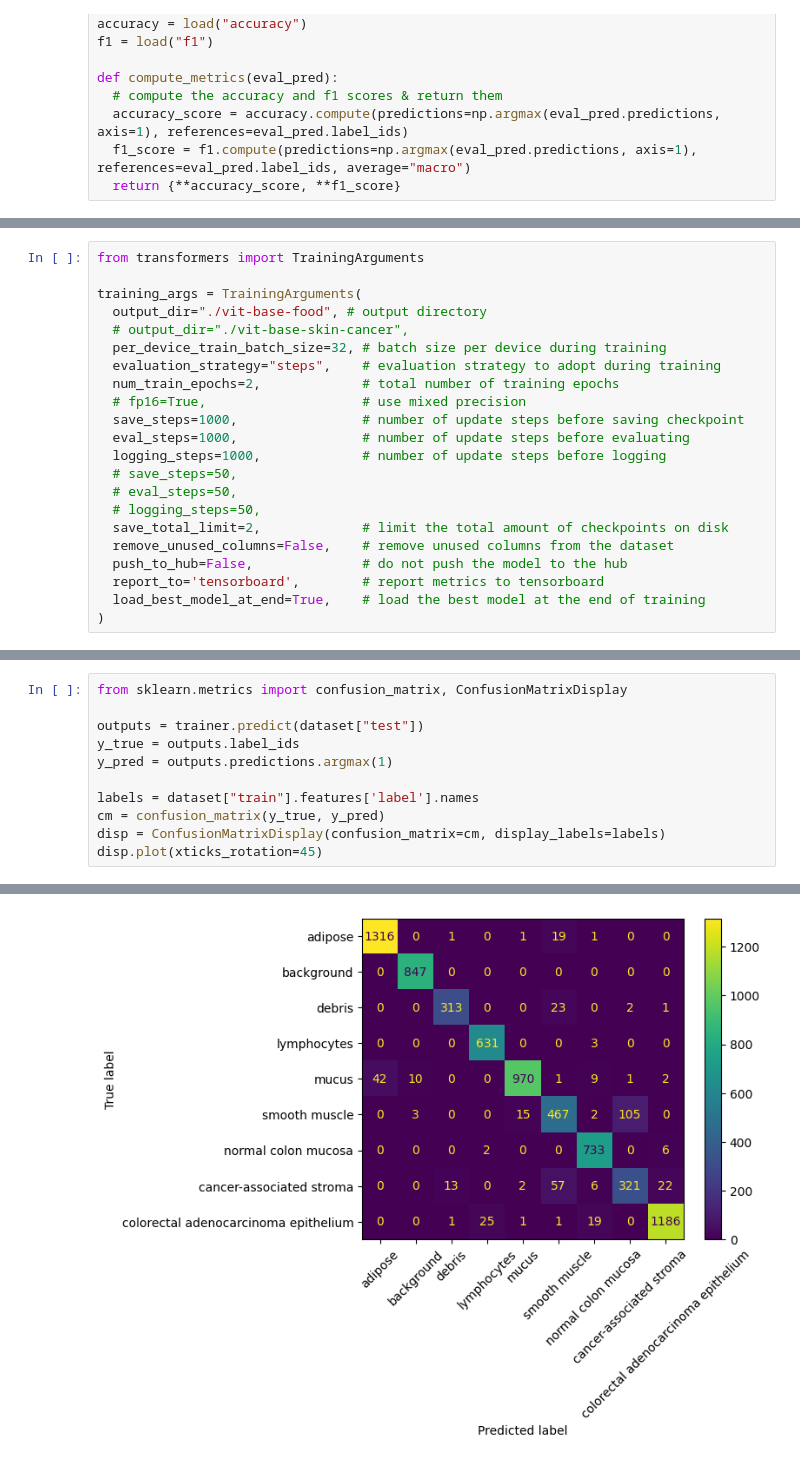
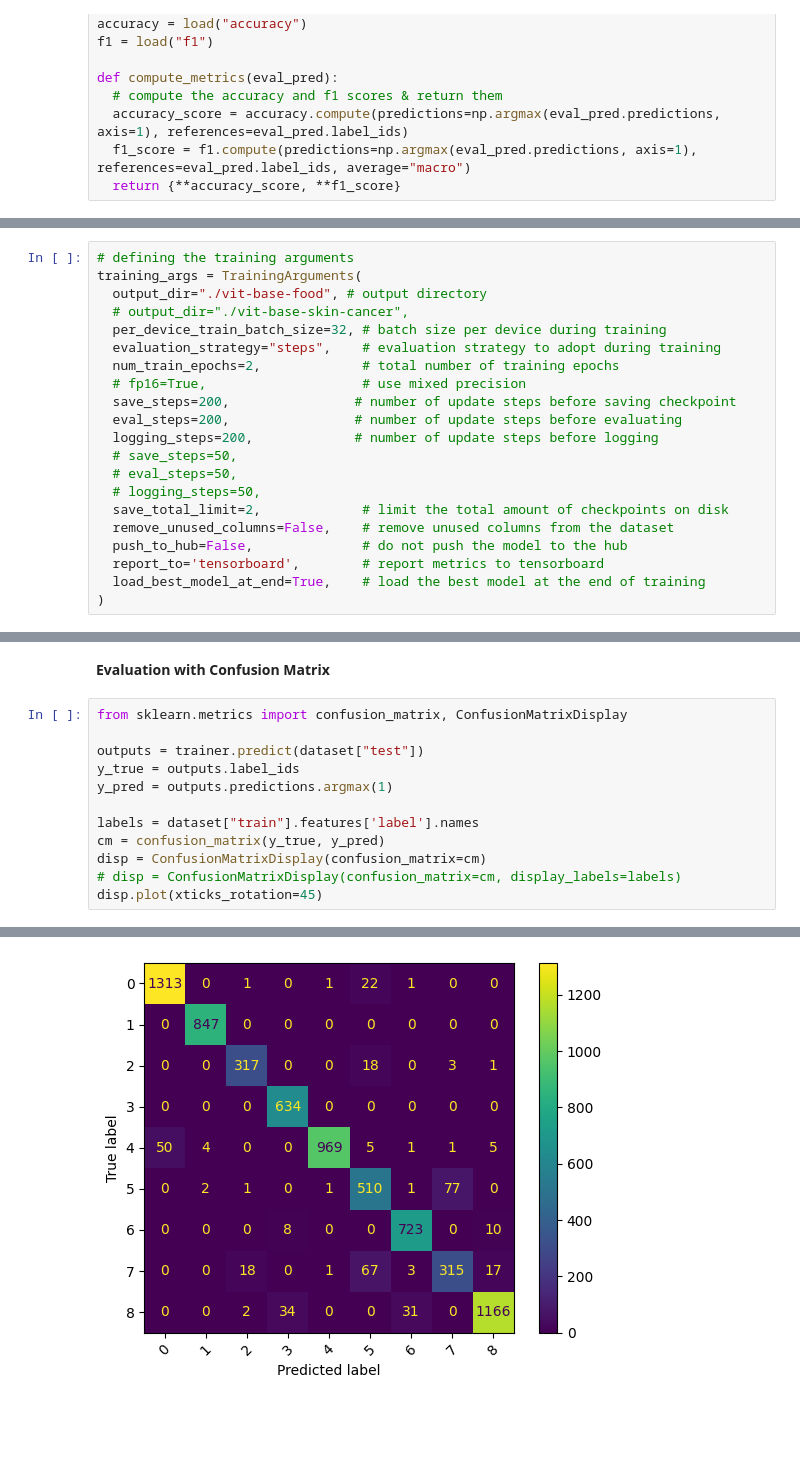
Before and after one commit to arindam369/MedMNIST-ViT, a Jupyter notebook: PathMNIST.ipynb, the cells around one changed output, grey strips where cells are left out. Saved outputs shown, nothing was run; the diff lists cells and outputs as text; blank space fills up the shorter version.

```diff
--- a/PathMNIST.ipynb
+++ b/PathMNIST.ipynb
@@ -173,6 +135,5 @@ You should probably TRAIN this model on a down-stream task to be able to use it
 # %%
-from transformers import TrainingArguments
-
+# defining the training arguments
 training_args = TrainingArguments(
   output_dir="./vit-base-food", # output directory
   # output_dir="./vit-base-skin-cancer",
@@ -180,9 +141,9 @@ training_args = TrainingArguments(
   evaluation_strategy="steps",    # evaluation strategy to adopt during training
   num_train_epochs=2,             # total number of training epochs
   # fp16=True,                    # use mixed precision
-  save_steps=1000,                # number of update steps before saving checkpoint
-  eval_steps=1000,                # number of update steps before evaluating
-  logging_steps=1000,             # number of update steps before logging
+  save_steps=200,                # number of update steps before saving checkpoint
+  eval_steps=200,                # number of update steps before evaluating
+  logging_steps=200,             # number of update steps before logging
   # save_steps=50,
   # eval_steps=50,
   # logging_steps=50,
@@ -229,16 +201,19 @@ trainer.evaluate(dataset["test"])
  'epoch': 2.0}
+# %% [markdown]
+**Evaluation with Confusion Matrix**
 # %%
 from sklearn.metrics import confusion_matrix, ConfusionMatrixDisplay
 
 outputs = trainer.predict(dataset["test"])
 y_true = outputs.label_ids
 y_pred = outputs.predictions.argmax(1)
 
 labels = dataset["train"].features['label'].names
 cm = confusion_matrix(y_true, y_pred)
-disp = ConfusionMatrixDisplay(confusion_matrix=cm, display_labels=labels)
+disp = ConfusionMatrixDisplay(confusion_matrix=cm)
+# disp = ConfusionMatrixDisplay(confusion_matrix=cm, display_labels=labels)
 disp.plot(xticks_rotation=45)
 # %% [output]
 [interactive output not drawn]
 <sklearn.metrics._plot.confusion_matrix.ConfusionMatrixDisplay at 0x...>
-[figure, old version]
+[figure, new version]
```
Also changed, not shown: parts of 27 cells of this notebook, 2 other files.
